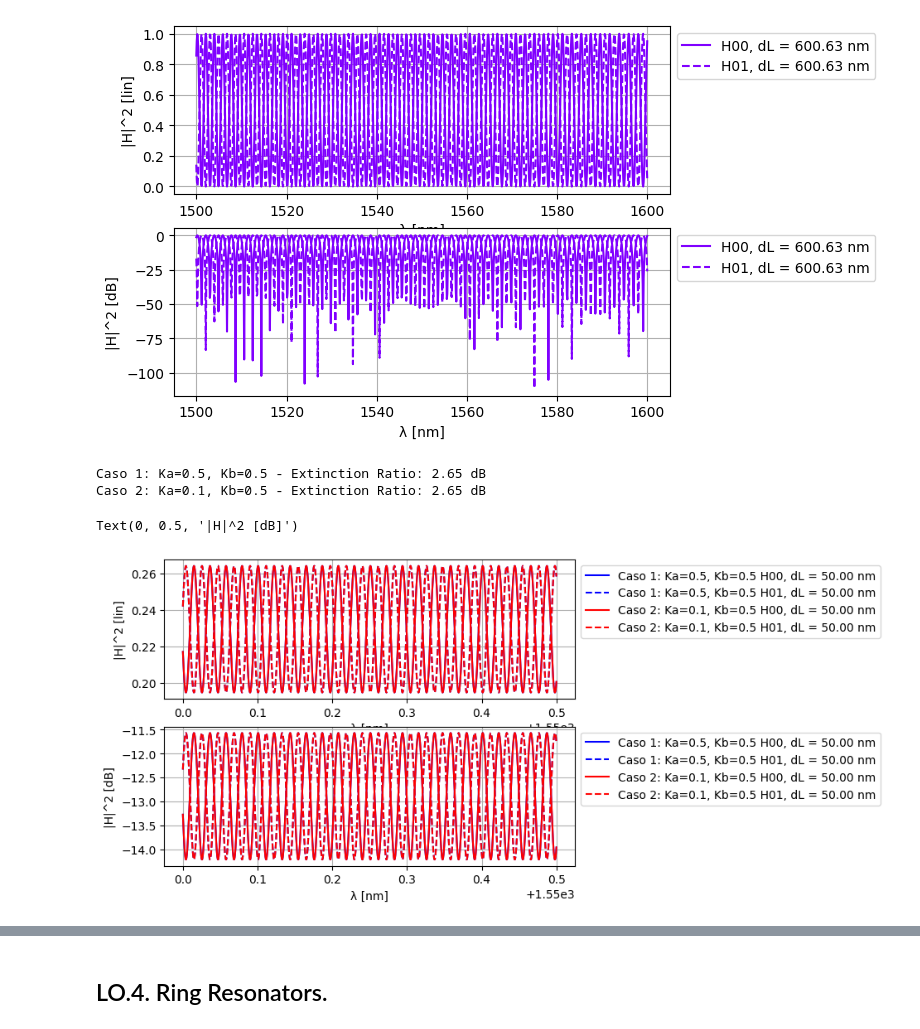
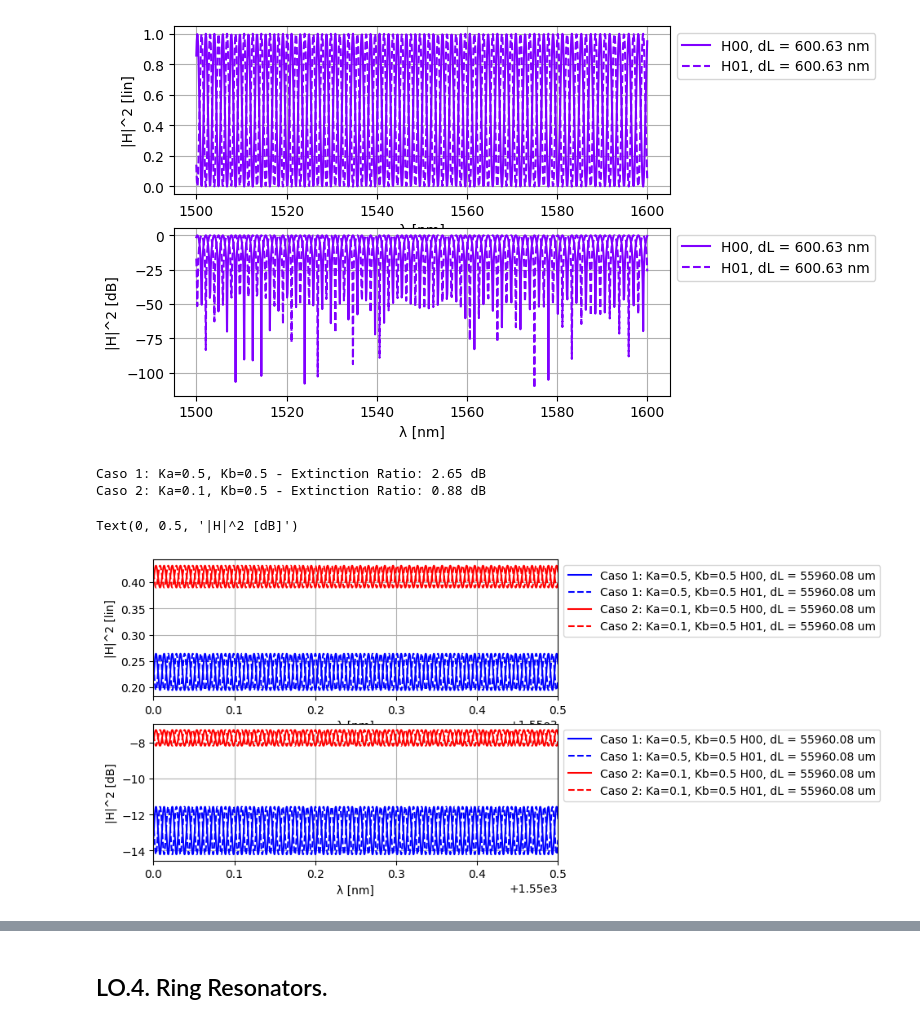
Before and after one commit to claudiaquiles/cifoin-lab3, a Jupyter notebook: CIRCUITS_&_COMPACT_MODELS.ipynb, the cells around one changed output, grey strips where cells are left out. Saved outputs shown, nothing was run; the diff lists cells and outputs as text; code cells hidden in the pictures.

```diff
--- a/CIRCUITS_&_COMPACT_MODELS.ipynb
+++ b/CIRCUITS_&_COMPACT_MODELS.ipynb
@@ -423,12 +423,14 @@ Text(0, 0.5, '|H|^2 [dB]')
 # %%
 #L03
 # Wavelengths to simulate
-wl = jnp.linspace(1.550, 1.5505, 1000001)
+wl = jnp.linspace(1.550, 1.5505, 1000000)
 #######
 nm = 1e-3
 neff = 2.38
 ng = 4.25
 D = 0
+####
+
 # Length values to simulate. We have a base length and we will vary the length of one arm using delta_l_v
 l_base = 1000.0
 dL = 55960.0840224255
@@ -449,37 +451,42 @@ casos = [
 
 fig, ax = plt.subplots(2,1)
 #for i, delta_l in enumerate(delta_l_v):
     # Simulate MZI with given length difference
     # We can access the waveguide lengths by using the instance names defined in the circuit
     # First we instantiate the MZI with the desired lengths
 for caso in casos:
-    mzi_test = mzi(wl=wl, wvg_S={"length": l_base , "loss": loss}, wvg_N={"length":l_base + dL, "loss": loss}, ka=[caso["ka"]], kb=[caso["kb"]])
+    mzi_test = mzi(wl=wl,
+                wvg_S={"length": l_base , "loss": loss, "ng": ng, "neff": neff},
+                wvg_N={"length":l_base + dL, "loss": loss, "ng": ng, "neff": neff},
+                coup_E={"coupling":caso["ka"]},
+                coup_W={"coupling":caso["kb"]})
     # Then we can extract the S-parameters using the port names defined in the circuit
     H00 = mzi_test["in0", "out0"]
     H01 = mzi_test["in0", "out1"]
 
     H00_dB = 20.0*jnp.log10(np.abs(H00) ** 2)
     H01_dB = 20.0*jnp.log10(np.abs(H01) ** 2)
 
-    ax[0].plot(wl * 1e3, np.abs(H00)**2, linestyle="-", color=caso["color"], label=f"{caso['label']} H00, dL = {delta_l:.2f} nm")
-    ax[0].plot(wl * 1e3, np.abs(H01)**2, linestyle="--", color=caso["color"], label=f"{caso['label']} H01, dL = {delta_l:.2f} nm")
+    ax[0].plot(wl * 1e3, np.abs(H00)**2, linestyle="-", color=caso["color"], label=f"{caso['label']} H00, dL = {dL:.2f} um")
+    ax[0].plot(wl * 1e3, np.abs(H01)**2, linestyle="--", color=caso["color"], label=f"{caso['label']} H01, dL = {dL:.2f} um")
 
-    ax[1].plot(wl * 1e3, H00_dB, linestyle="-", color=caso["color"], label=f"{caso['label']} H00, dL = {delta_l:.2f} nm")
-    ax[1].plot(wl * 1e3, H01_dB, linestyle="--", color=caso["color"], label=f"{caso['label']} H01, dL = {delta_l:.2f} nm")
+    ax[1].plot(wl * 1e3, H00_dB, linestyle="-", color=caso["color"], label=f"{caso['label']} H00, dL = {dL:.2f} um")
+    ax[1].plot(wl * 1e3, H01_dB, linestyle="--", color=caso["color"], label=f"{caso['label']} H01, dL = {dL:.2f} um")
     # Cálculo del Extinction Ratio (ER)
     er = np.max(H01_dB) - np.min(H01_dB)
     print(f"{caso['label']} - Extinction Ratio: {er:.2f} dB")
 
 for i in range(0,2):
     ax[i].grid(visible=True)
     ax[i].legend(fontsize=8)
     ax[i].set_xlabel("λ [nm]")
     ax[i].legend(loc='upper left', bbox_to_anchor=(1, 1))
+    #ax[i].set_xlim(1550.2, 1550.3)
 
 ax[0].set_ylabel("|H|^2 [lin]")
 ax[1].set_ylabel("|H|^2 [dB]")
 # %% [output]
 Caso 1: Ka=0.5, Kb=0.5 - Extinction Ratio: 2.65 dB
-Caso 2: Ka=0.1, Kb=0.5 - Extinction Ratio: 2.65 dB
+Caso 2: Ka=0.1, Kb=0.5 - Extinction Ratio: 0.88 dB
 Text(0, 0.5, '|H|^2 [dB]')
-[figure, old version]
+[figure, new version]
```
Also changed, not shown: parts of 5 cells of this notebook.
